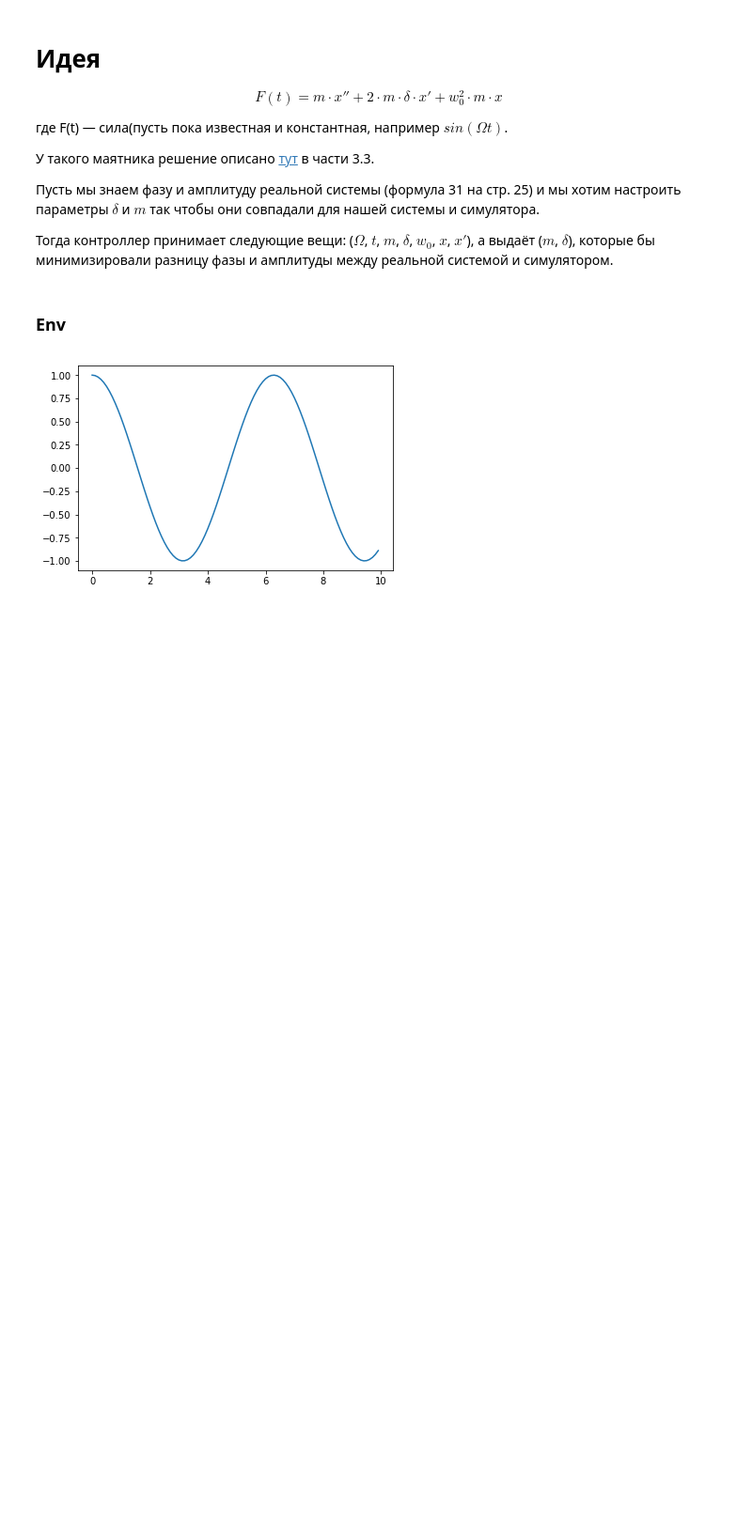
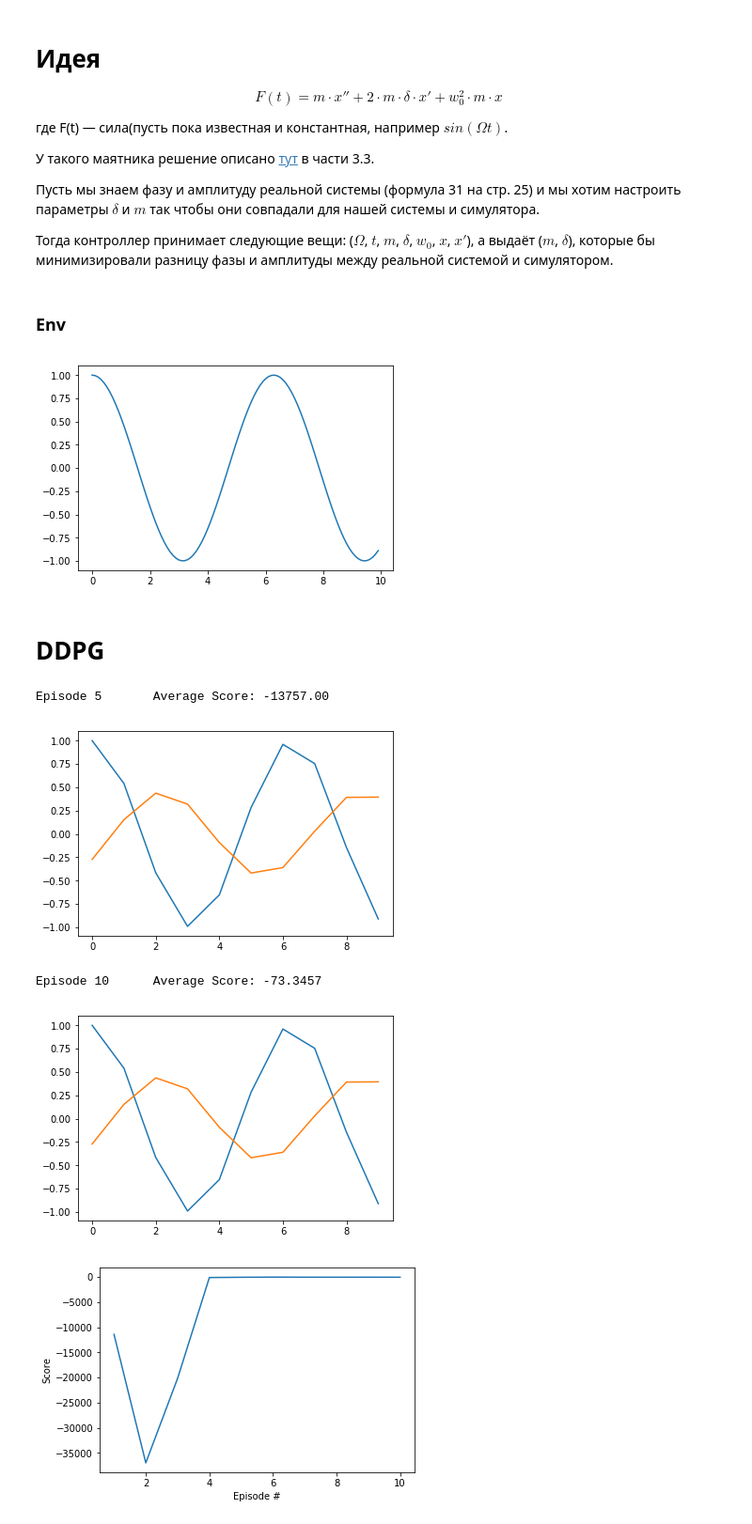
Before and after one commit to bamasa/rl_pendulum_predict, a Jupyter notebook: motion.ipynb, the cells around one changed output. Shown at 94% size. Cells and saved outputs as stored; diff of their text form; code cells hidden in the pictures; blank space fills up the shorter version.

Commit message:
add ddpg to motion

```diff
--- a/motion.ipynb
+++ b/motion.ipynb
@@ -160,11 +179,10 @@ o, r, d, _ = env.step([env.m, env.delta, env.big_omega + 1])
 assert not np.isclose(r, 0, atol=1e-3)
 # %%
 env.reset()
-t_list = np.arange(100) / 10
-x_list = []
-for t in t_list:
-    x_list.append(env._x(t))
-plt.plot(t_list, x_list)
+t_space = np.arange(100) / 10
+plt.plot(t_space, env.get_seq_x(t_space))
 plt.show()
 # %% [output]
 [figure]
+# %% [markdown]
+# DDPG
@@ -170,0 +231,15 @@ plt.show()
+# %%
+scores = ddpg(n_episodes=10, max_t=300, print_every=5)
+
+fig = plt.figure()
+ax = fig.add_subplot(111)
+plt.plot(np.arange(1, len(scores)+1), scores)
+plt.ylabel('Score')
+plt.xlabel('Episode #')
+plt.show()
+# %% [output]
+Episode 5       Average Score: -13757.00
+[figure, added]
+Episode 10      Average Score: -73.3457
+[figure, added]
+[figure, added]
```
Also changed, not shown: parts of 3 cells of this notebook.
